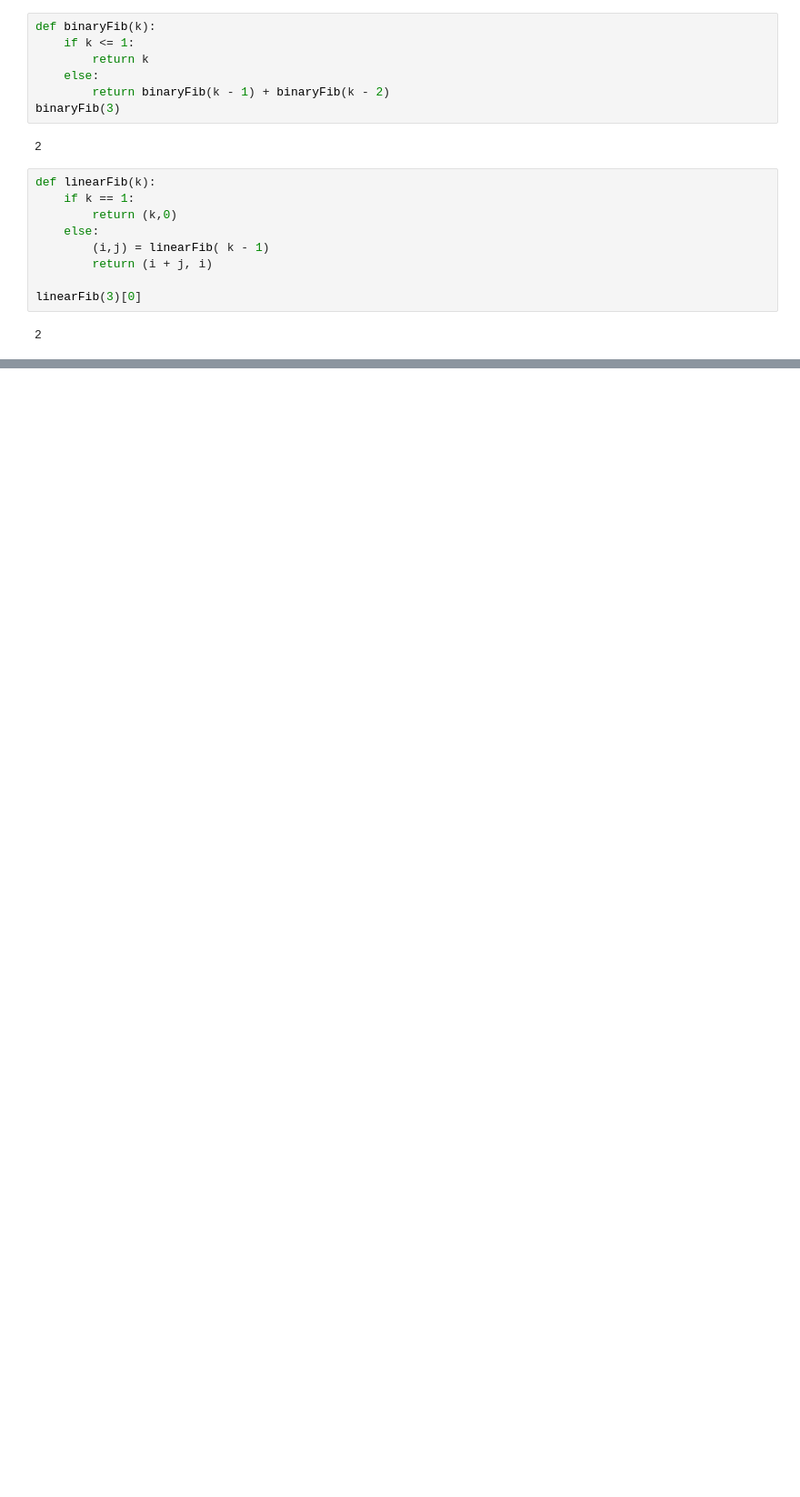
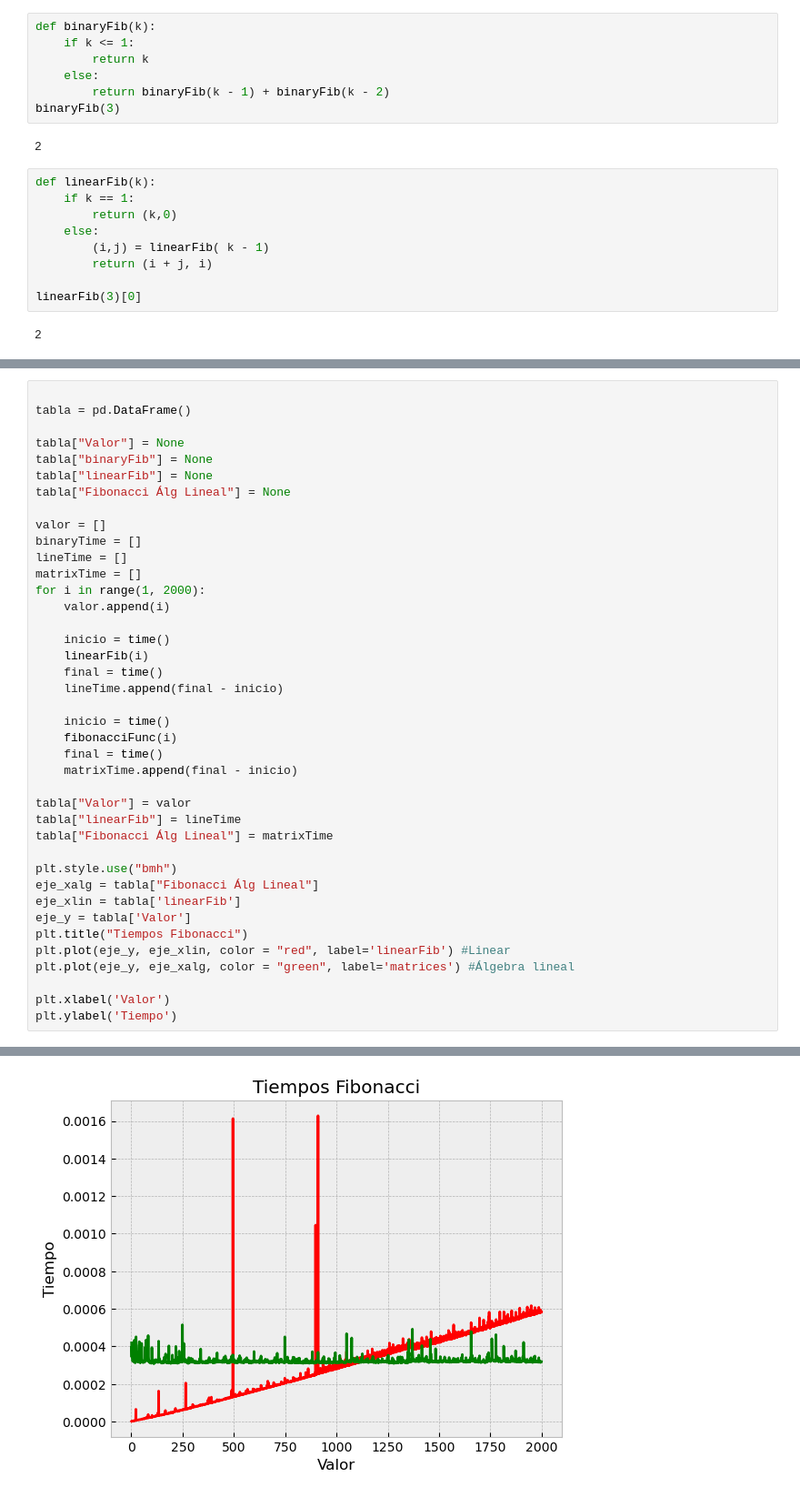
Before and after one commit to MiguelSFeles/Estructura-De-Datos, a Jupyter notebook: fibonacci.ipynb, the cells around one changed output, grey strips where cells are left out. Shown: that part at 91% size. Saved outputs shown, nothing was run; the diff lists cells and outputs as text; blank space fills up the shorter version.

```diff
--- a/fibonacci.ipynb
+++ b/fibonacci.ipynb
@@ -81,0 +131,41 @@ plt.show()
+# %%
+
+tabla = pd.DataFrame()
+
+tabla["Valor"] = None
+tabla["binaryFib"] = None
+tabla["linearFib"] = None
+tabla["Fibonacci Álg Lineal"] = None
+
+valor = []
+binaryTime = []
+lineTime = []
+matrixTime = []
+for i in range(1, 2000):
+    valor.append(i)
+
+    inicio = time()
+    linearFib(i)
+    final = time()
+    lineTime.append(final - inicio)
+
+    inicio = time()
+    fibonacciFunc(i)
+    final = time()
+    matrixTime.append(final - inicio)
+
+tabla["Valor"] = valor
+tabla["linearFib"] = lineTime
+tabla["Fibonacci Álg Lineal"] = matrixTime
+
+plt.style.use("bmh")
+eje_xalg = tabla["Fibonacci Álg Lineal"]
+eje_xlin = tabla['linearFib']
+eje_y = tabla['Valor']
+plt.title("Tiempos Fibonacci")
+plt.plot(eje_y, eje_xlin, color = "red", label='linearFib') #Linear
+plt.plot(eje_y, eje_xalg, color = "green", label='matrices') #Álgebra lineal
+
+plt.xlabel('Valor')
+plt.ylabel('Tiempo')
+# %% [output]
@@ -81,0 +173 @@ plt.show()
+[figure, added]
```
Also changed, not shown: parts of 8 cells of this notebook, 1 other file.
